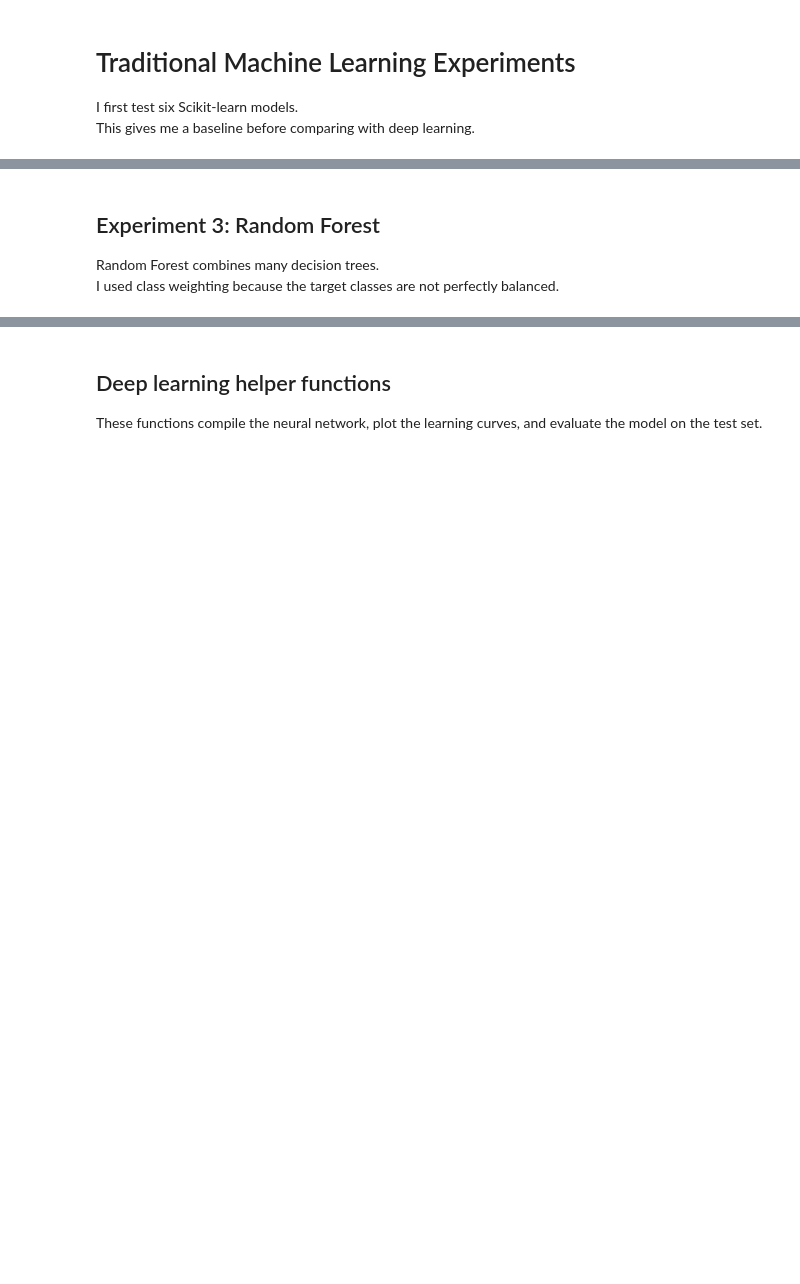
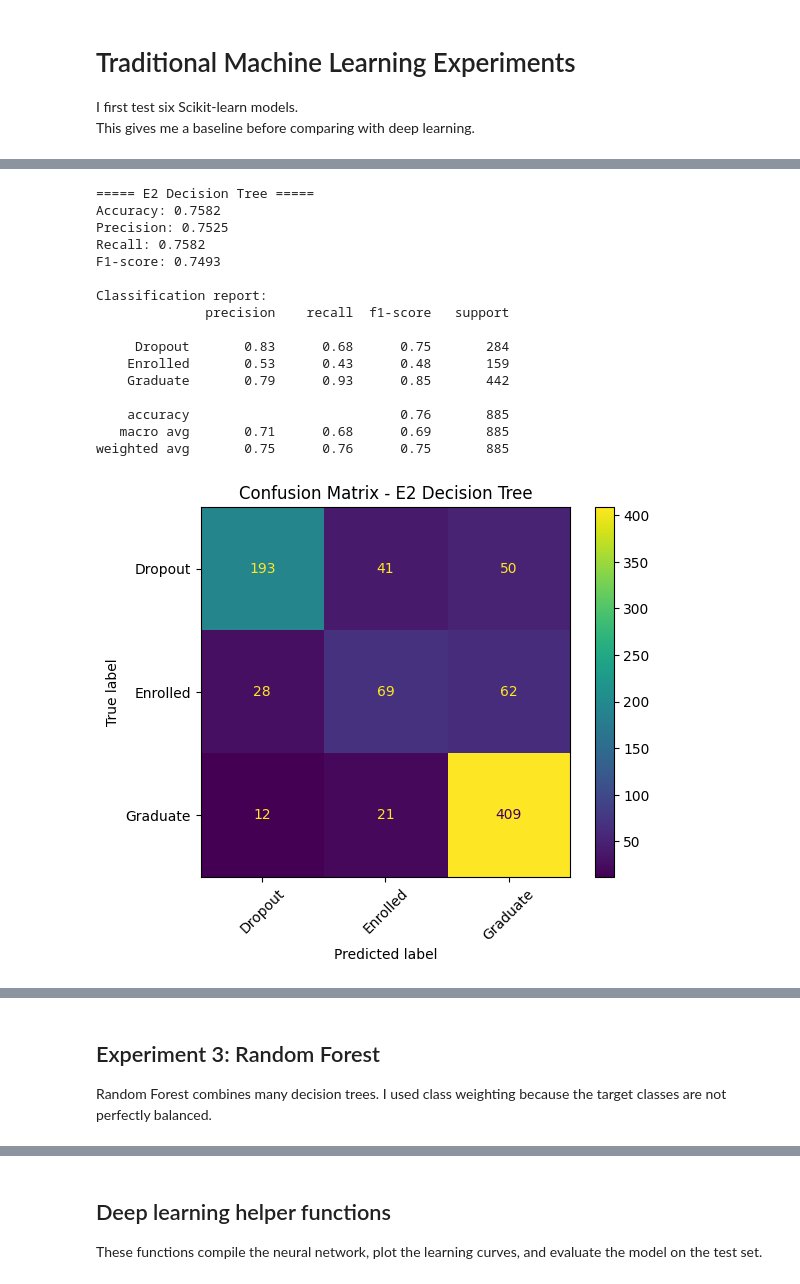
Before and after one commit to Cshoga/Intro-to-ML_Summative, a Jupyter notebook: polished_student_mode_12_experiments_notebook.ipynb, the cells around one changed output, grey strips where cells are left out. Cells and saved outputs as stored; diff of their text form; code cells hidden in the pictures; blank space fills up the shorter version.

```diff
--- a/polished_student_mode_12_experiments_notebook.ipynb
+++ b/polished_student_mode_12_experiments_notebook.ipynb
@@ -339,12 +365,33 @@ I limit the depth to reduce overfitting.
 # %%
+#=================================
+# Experiment 2: Decision tree
+#=================================
+
 ml2 = DecisionTreeClassifier(max_depth=5, random_state=SEED)
 
 ml2.fit(X_train_full, y_train_full)
 
 pred = ml2.predict(X_test)
 proba = ml2.predict_proba(X_test)
 
 evaluate_model("E2 Decision Tree", "Machine Learning", y_test, pred, proba)
 plot_multiclass_roc(y_test, proba, "ROC Curve - E2 Decision Tree")
 plot_sklearn_learning_curve(ml2, X_train_full, y_train_full, "Learning Curve - E2 Decision Tree")
-student_note()
+# %% [output]
+===== E2 Decision Tree =====
+Accuracy: 0.7582
+Precision: 0.7525
+Recall: 0.7582
+F1-score: 0.7493
+
+Classification report:
+              precision    recall  f1-score   support
+
+     Dropout       0.83      0.68      0.75       284
+    Enrolled       0.53      0.43      0.48       159
+    Graduate       0.79      0.93      0.85       442
+
+    accuracy                           0.76       885
+   macro avg       0.71      0.68      0.69       885
+weighted avg       0.75      0.76      0.75       885
+[figure, added]
@@ -352,6 +401,5 @@ student_note()
 ## Experiment 3: Random Forest
 
 
-Random Forest combines many decision trees.
-I used class weighting because the target classes are not perfectly balanced.
+Random Forest combines many decision trees. I used class weighting because the target classes are not perfectly balanced.
 # %%
```
Also changed, not shown: parts of 51 cells of this notebook.
